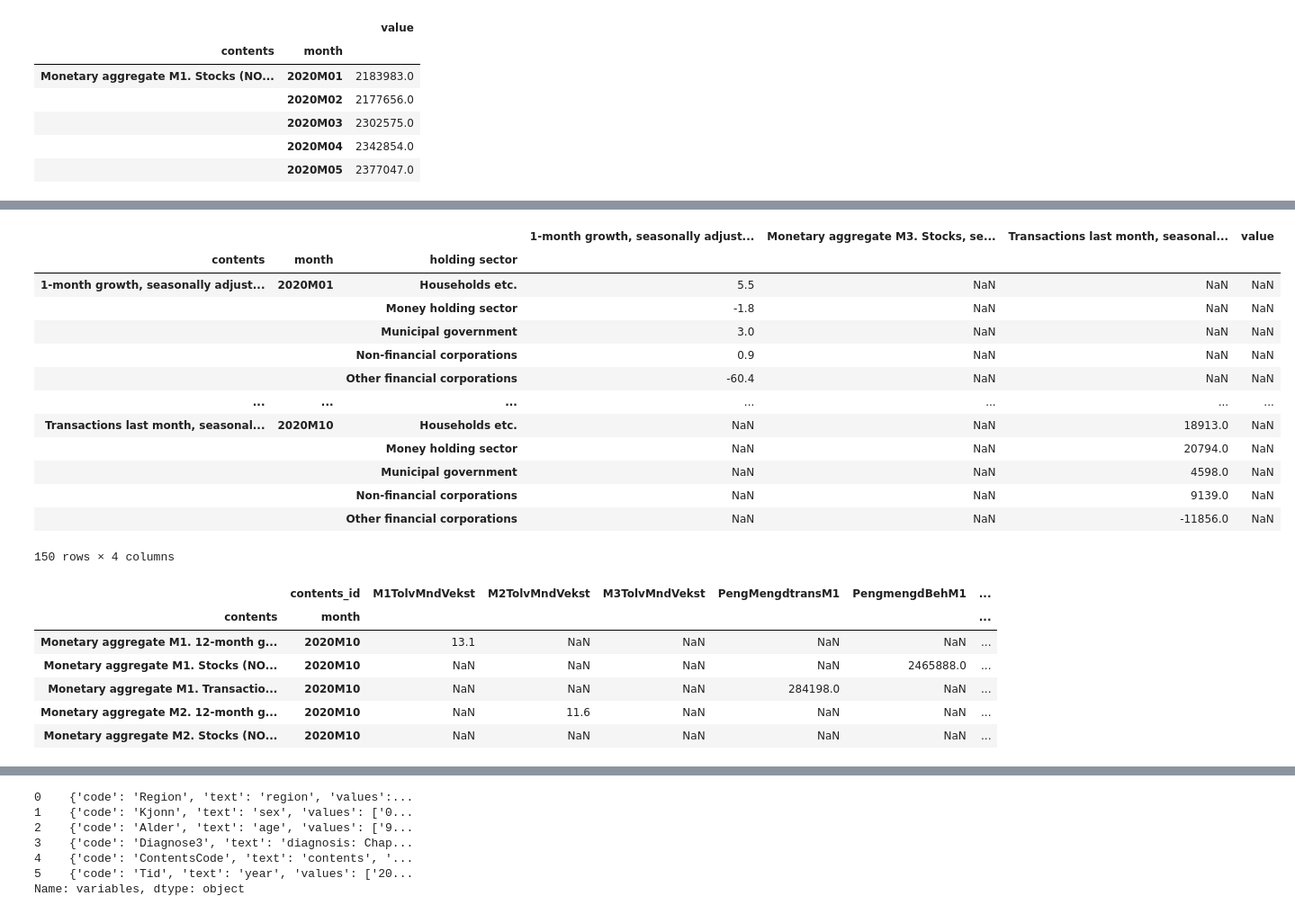
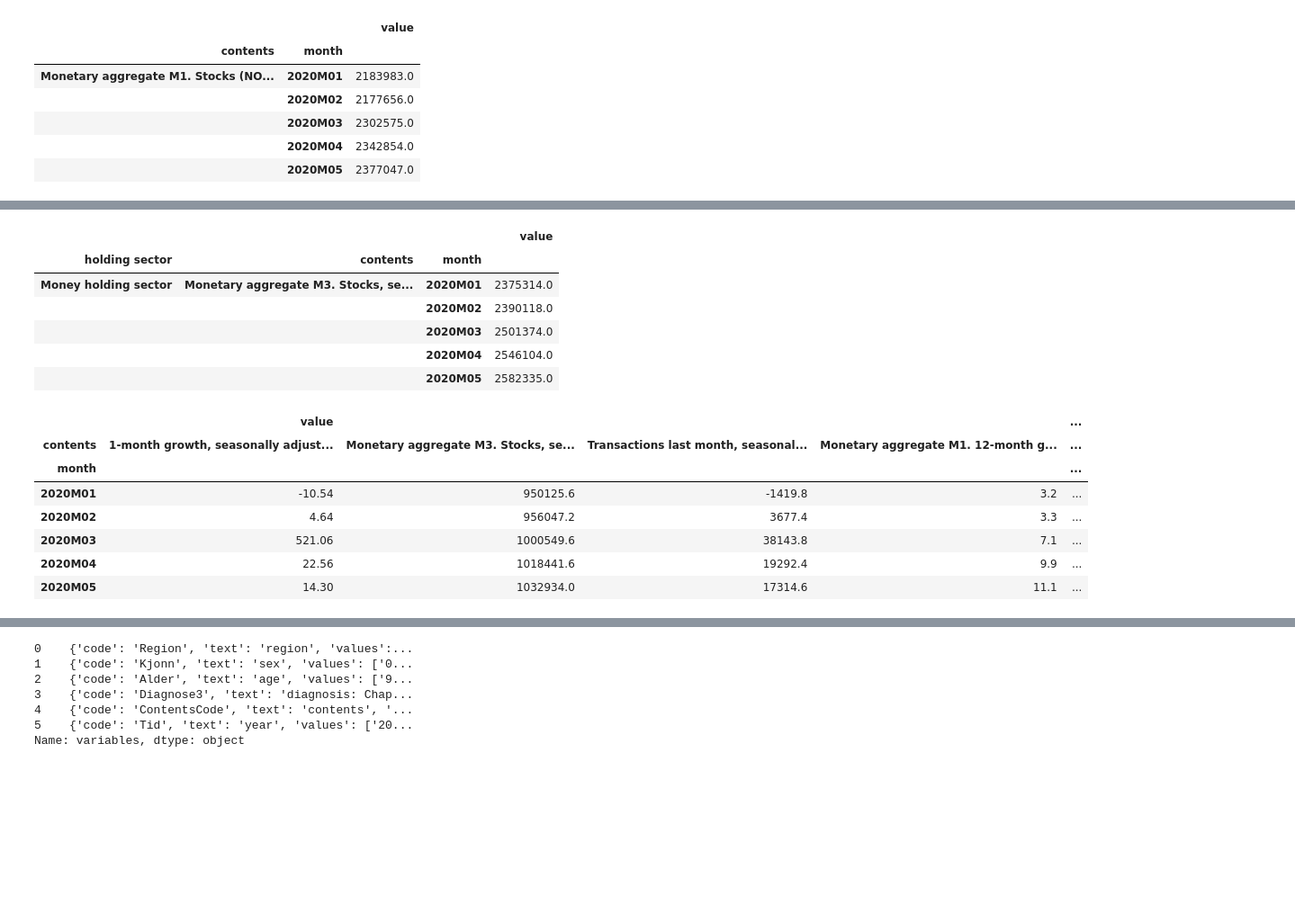
Before and after one commit to dafeda/fetcha, a Jupyter notebook: examples/README.ipynb, the cells around one changed output, grey strips where cells are left out. Shown at 90% size. Cells and saved outputs as stored; diff of their text form; code cells hidden in the pictures; blank space fills up the shorter version.

Commit message:
Drop pivot

```diff
--- a/examples/README.ipynb
+++ b/examples/README.ipynb
@@ -101,0 +87,4 @@ ssb_10945.pivot(df_year)
+# %%
+# Reset index before pivoting
+df_year = df_year.reset_index().pivot(index="month", columns="contents")
+df_year.head()
@@ -102,22 +103,29 @@ ssb_10945.pivot(df_year)
+# %%
+df_10948.head()
+# %% [output]
+|  |  |  | value |
+| holding sector | contents | month |  |
+| Money holding sector | Monetary aggregate M3. Stocks, se... | 2020M01 | 2375314.0 |
+|  |  | 2020M02 | 2390118.0 |
+|  |  | 2020M03 | 2501374.0 |
+|  |  | 2020M04 | 2546104.0 |
+|  |  | 2020M05 | 2582335.0 |
 # %%
 # Fetch and join
 # Get another table so we have something to join with.
 ssb_10948 = fetcha.SSB("10948", language="en")
-df_10948 = ssb_10948.pivot(ssb_10948.fetch("2020"))
+df_10948 = ssb_10948.fetch("2020")
+df_10948 = df_10948.reset_index().pivot_table(
+    index="month", columns="contents", aggfunc="mean"
+)
 
-df_10948.join(df_year)
+df_10948.join(df_year).head()
 # %% [output]
-|  |  |  | 1-month growth, seasonally adjust... | Monetary aggregate M3. Stocks, se... | Transactions last month, seasonal... | value |
-| contents | month | holding sector |  |  |  |  |
-| 1-month growth, seasonally adjust... | 2020M01 | Households etc. | 5.5 | NaN | NaN | NaN |
-|  |  | Money holding sector | -1.8 | NaN | NaN | NaN |
-|  |  | Municipal government | 3.0 | NaN | NaN | NaN |
-|  |  | Non-financial corporations | 0.9 | NaN | NaN | NaN |
-|  |  | Other financial corporations | -60.4 | NaN | NaN | NaN |
-| ... | ... | ... | ... | ... | ... | ... |
-| Transactions last month, seasonal... | 2020M10 | Households etc. | NaN | NaN | 18913.0 | NaN |
-|  |  | Money holding sector | NaN | NaN | 20794.0 | NaN |
-|  |  | Municipal government | NaN | NaN | 4598.0 | NaN |
-|  |  | Non-financial corporations | NaN | NaN | 9139.0 | NaN |
-|  |  | Other financial corporations | NaN | NaN | -11856.0 | NaN |
+|  | value |  |  |  | ... |
+| contents | 1-month growth, seasonally adjust... | Monetary aggregate M3. Stocks, se... | Transactions last month, seasonal... | Monetary aggregate M1. 12-month g... | ... |
+| month |  |  |  |  | ... |
+| 2020M01 | -10.54 | 950125.6 | -1419.8 | 3.2 | ... |
+| 2020M02 | 4.64 | 956047.2 | 3677.4 | 3.3 | ... |
+| 2020M03 | 521.06 | 1000549.6 | 38143.8 | 7.1 | ... |
+| 2020M04 | 22.56 | 1018441.6 | 19292.4 | 9.9 | ... |
+| 2020M05 | 14.30 | 1032934.0 | 17314.6 | 11.1 | ... |
-150 rows × 4 columns
@@ -127,13 +132,3 @@ df_10945_id = ssb_10945.pivot(ssb_10945.fetch(id_cols=True), "contents_id")
-# %%
-df_10945_id.head()
-# %% [output]
-|  | contents_id | M1TolvMndVekst | M2TolvMndVekst | M3TolvMndVekst | PengMengdtransM1 | PengmengdBehM1 | ... |
-| contents | month |  |  |  |  |  | ... |
-| Monetary aggregate M1. 12-month g... | 2020M10 | 13.1 | NaN | NaN | NaN | NaN | ... |
-| Monetary aggregate M1. Stocks (NO... | 2020M10 | NaN | NaN | NaN | NaN | 2465888.0 | ... |
-| Monetary aggregate M1. Transactio... | 2020M10 | NaN | NaN | NaN | 284198.0 | NaN | ... |
-| Monetary aggregate M2. 12-month g... | 2020M10 | NaN | 11.6 | NaN | NaN | NaN | ... |
-| Monetary aggregate M2. Stocks (NO... | 2020M10 | NaN | NaN | NaN | NaN | NaN | ... |
 # %%
 # SSB has a limit of 300k rows per transaction.
 # Some tables have more than that in one period.
```
Also changed, not shown: parts of 14 cells of this notebook, 6 other files.
